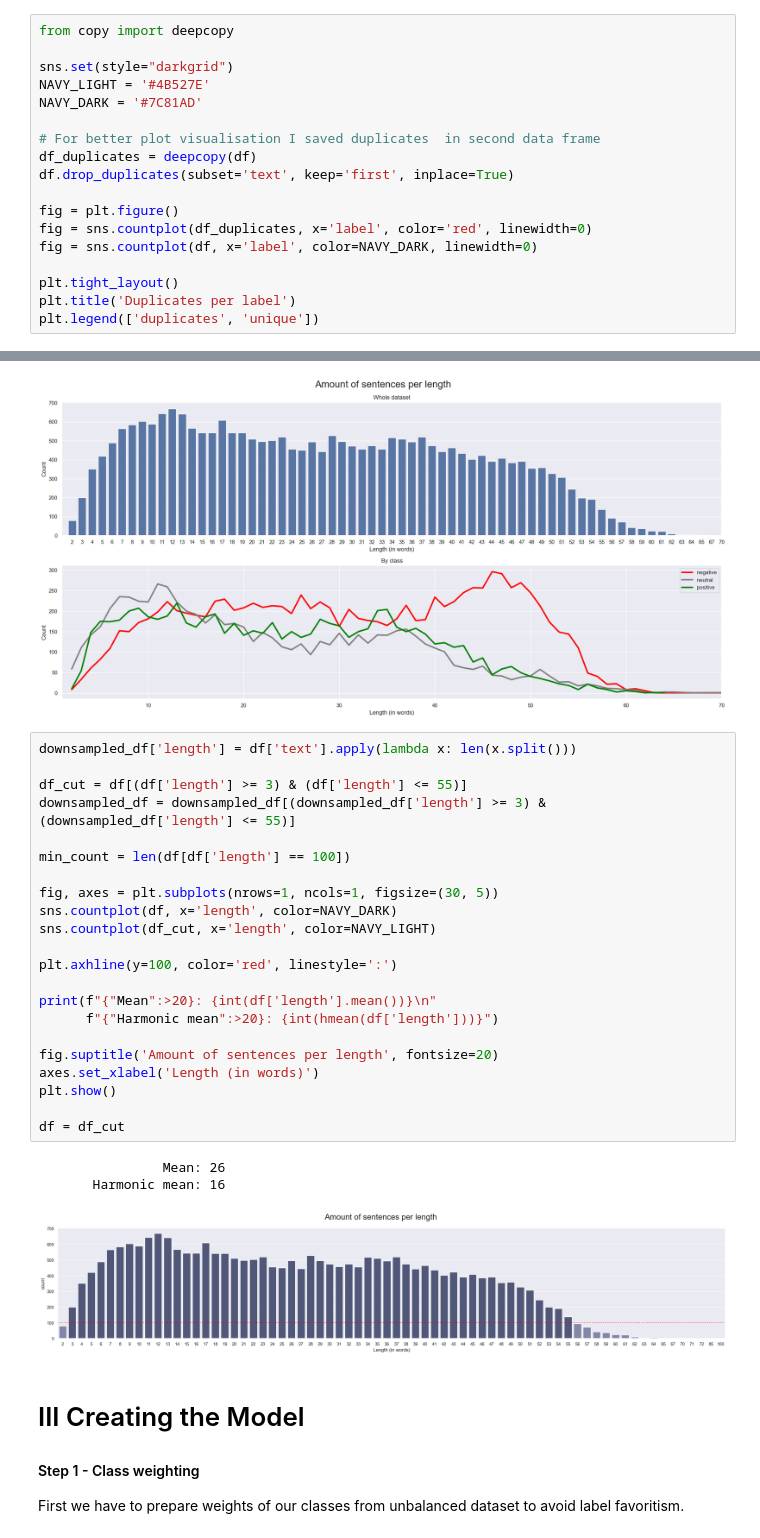
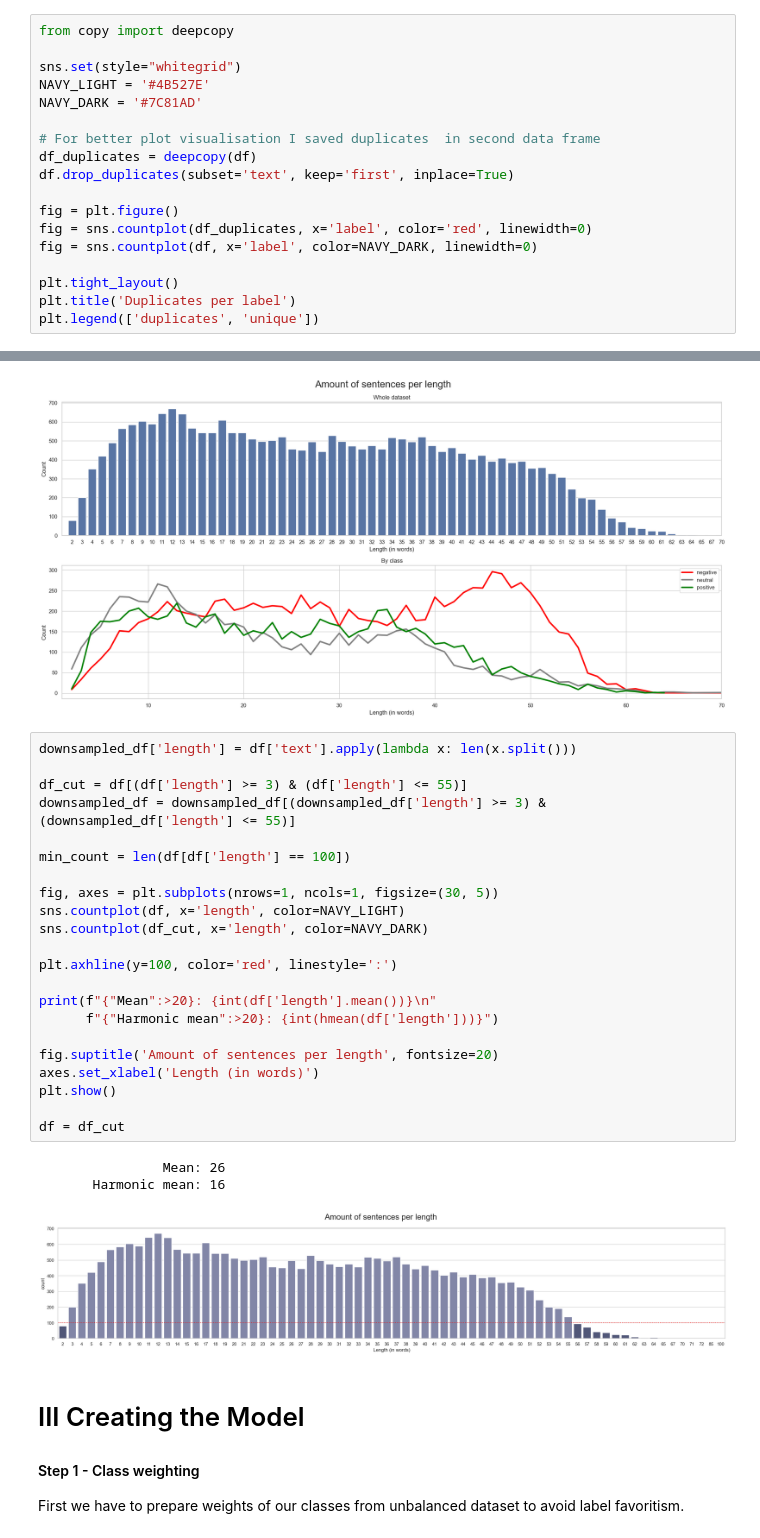
Before and after one commit to gracjan-p/twitter-sentiments, a Jupyter notebook: emotions.ipynb, the cells around one changed output, grey strips where cells are left out. Saved outputs shown, nothing was run; the diff lists cells and outputs as text.

```diff
--- a/emotions.ipynb
+++ b/emotions.ipynb
@@ -94,7 +94,7 @@ df.duplicated().sum()
 # %%
 from copy import deepcopy
 
-sns.set(style="darkgrid")
+sns.set(style="whitegrid")
 NAVY_LIGHT = '#4B527E'
 NAVY_DARK = '#7C81AD'
 
@@ -206,29 +206,29 @@ plt.show()
 # %%
 downsampled_df['length'] = df['text'].apply(lambda x: len(x.split()))
 
 df_cut = df[(df['length'] >= 3) & (df['length'] <= 55)]
 downsampled_df = downsampled_df[(downsampled_df['length'] >= 3) & (downsampled_df['length'] <= 55)]
 
 min_count = len(df[df['length'] == 100])
 
 fig, axes = plt.subplots(nrows=1, ncols=1, figsize=(30, 5))
-sns.countplot(df, x='length', color=NAVY_DARK)
-sns.countplot(df_cut, x='length', color=NAVY_LIGHT)
+sns.countplot(df, x='length', color=NAVY_LIGHT)
+sns.countplot(df_cut, x='length', color=NAVY_DARK)
 
 plt.axhline(y=100, color='red', linestyle=':')
 
 print(f"{"Mean":>20}: {int(df['length'].mean())}\n"
       f"{"Harmonic mean":>20}: {int(hmean(df['length']))}")
 
 fig.suptitle('Amount of sentences per length', fontsize=20)
 axes.set_xlabel('Length (in words)')
 plt.show()
 
 df = df_cut
 # %% [output]
                 Mean: 26
        Harmonic mean: 16
-[figure, old version]
+[figure, new version]
 # %% [markdown]
 # III Creating the Model
 #### Step 1 - Class weighting
```
Also changed, not shown: parts of 12 cells of this notebook.
